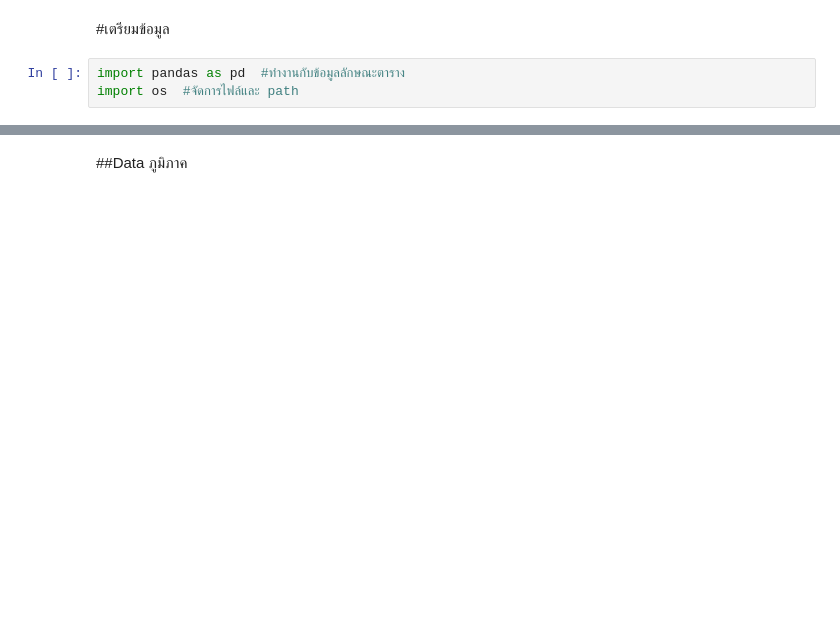
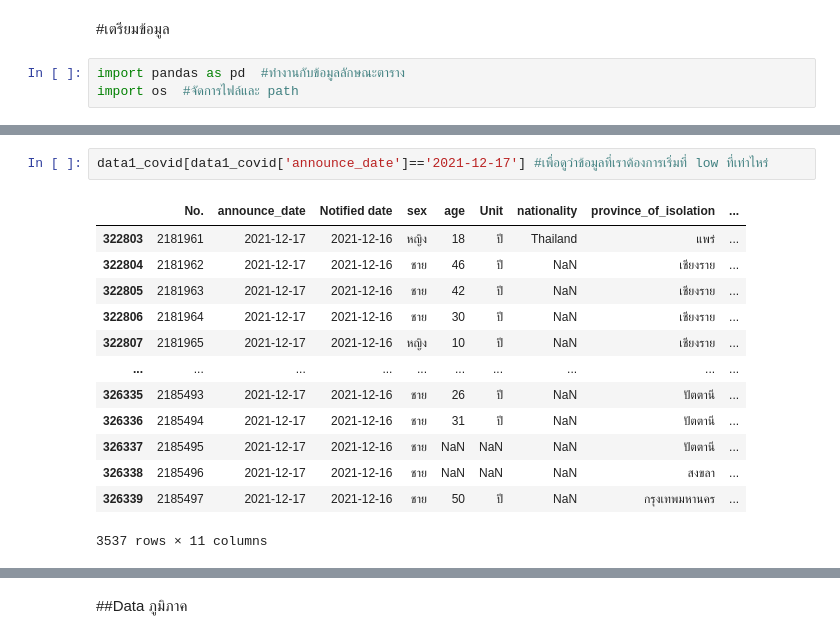
Before and after one commit to suwitchaya17/data_viz_2022, a Jupyter notebook: Untitled8.ipynb, the cells around one changed output, grey strips where cells are left out. Drawn from its saved outputs; the diff is of its cells as text; blank space fills up the shorter version.

```diff
--- a/Untitled8.ipynb
+++ b/Untitled8.ipynb
@@ -20,0 +41,16 @@ data1
+# %%
+data1_covid[data1_covid['announce_date']=='2021-12-17'] #เพื่อดูว่าข้อมูลที่เราต้องการเริ่มที่ low ที่เท่าไหร่
+# %% [output]
+|  | No. | announce_date | Notified date | sex | age | Unit | nationality | province_of_isolation | ... |
+| 322803 | 2181961 | 2021-12-17 | 2021-12-16 | หญิง | 18 | ปี | Thailand | แพร่ | ... |
+| 322804 | 2181962 | 2021-12-17 | 2021-12-16 | ชาย | 46 | ปี | NaN | เชียงราย | ... |
+| 322805 | 2181963 | 2021-12-17 | 2021-12-16 | ชาย | 42 | ปี | NaN | เชียงราย | ... |
+| 322806 | 2181964 | 2021-12-17 | 2021-12-16 | ชาย | 30 | ปี | NaN | เชียงราย | ... |
+| 322807 | 2181965 | 2021-12-17 | 2021-12-16 | หญิง | 10 | ปี | NaN | เชียงราย | ... |
+| ... | ... | ... | ... | ... | ... | ... | ... | ... | ... |
+| 326335 | 2185493 | 2021-12-17 | 2021-12-16 | ชาย | 26 | ปี | NaN | ปัตตานี | ... |
+| 326336 | 2185494 | 2021-12-17 | 2021-12-16 | ชาย | 31 | ปี | NaN | ปัตตานี | ... |
+| 326337 | 2185495 | 2021-12-17 | 2021-12-16 | ชาย | NaN | NaN | NaN | ปัตตานี | ... |
+| 326338 | 2185496 | 2021-12-17 | 2021-12-16 | ชาย | NaN | NaN | NaN | สงขลา | ... |
+| 326339 | 2185497 | 2021-12-17 | 2021-12-16 | ชาย | 50 | ปี | NaN | กรุงเทพมหานคร | ... |
+3537 rows × 11 columns
```
Also changed, not shown: parts of 49 cells of this notebook.
